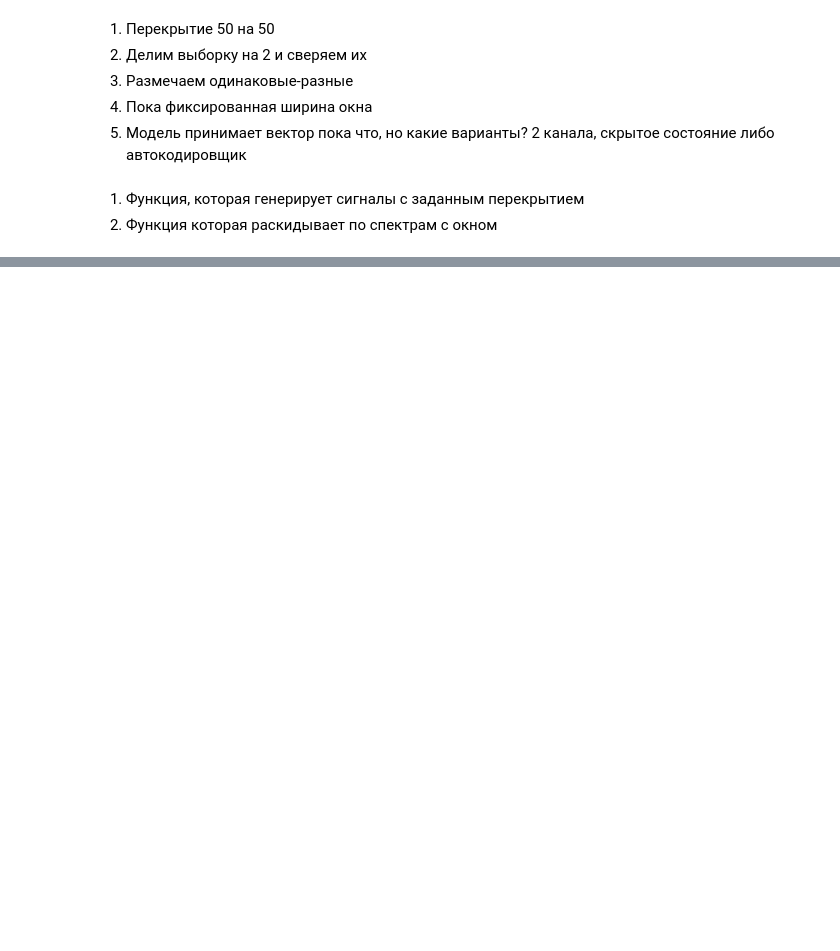
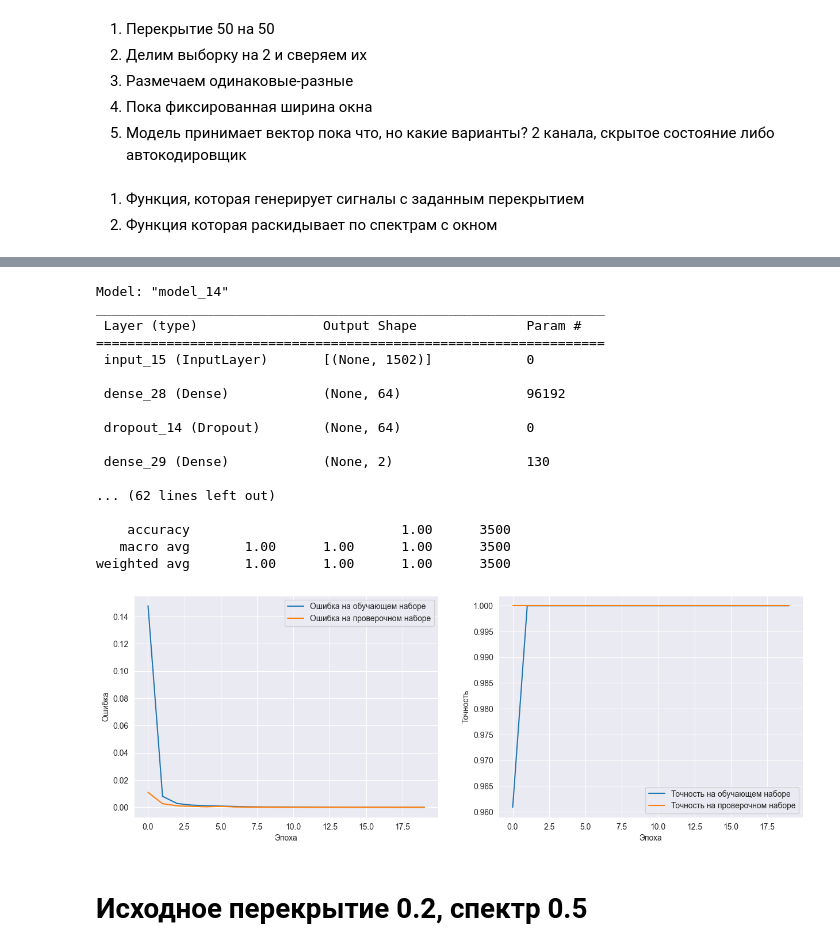
Before and after one commit to aldmitry/signal_processing_with_NN, a Jupyter notebook: model1.ipynb, the cells around one changed output, grey strips where cells are left out. Saved outputs shown, nothing was run; the diff lists cells and outputs as text; code cells hidden in the pictures; blank space fills up the shorter version.

```diff
--- a/model1.ipynb
+++ b/model1.ipynb
@@ -212,0 +247,4 @@ weighted avg       1.00      1.00      1.00      3000
+# %%
+signals, y = make_signals(WINDOW = 3000, N_signals = 5000, overlap = 0.3)
+signal_1_fft, signal_2_fft = make_spectr(signals,second_part = 0.5)
+X_train, X_test, y_train, y_test = prepare_data(signal_1_fft, signal_2_fft, y)
@@ -212,0 +259,31 @@ weighted avg       1.00      1.00      1.00      3000
+# %%
+input1 = Input(X_train.shape[1])
+l = Dense(64, activation="relu")(input1)
+l = Dropout(0.25)(l)
+#l = BatchNormalization()(l)
+l = Dense(2, activation = 'softmax')(l)
+model = Model(input1, l)
+
+
+compile_and_learn(model, X_train, y_train, X_test, y_test, epochs = 20, optimizer = Adam(lr=1e-3), loss = 'categorical_crossentropy', metrics = ['accuracy'], batch_size = 16)
+# %% [output]
+Model: "model_14"
+_________________________________________________________________
+ Layer (type)                Output Shape              Param #
+=================================================================
+ input_15 (InputLayer)       [(None, 1502)]            0
+
+ dense_28 (Dense)            (None, 64)                96192
+
+ dropout_14 (Dropout)        (None, 64)                0
+
+ dense_29 (Dense)            (None, 2)                 130
+
+... (62 lines left out)
+
+    accuracy                           1.00      3500
+   macro avg       1.00      1.00      1.00      3500
+weighted avg       1.00      1.00      1.00      3500
+[figure, added]
+# %% [markdown]
+# Исходное перекрытие 0.2, спектр 0.5
```
Also changed, not shown: parts of 50 cells of this notebook, 1 other file.
